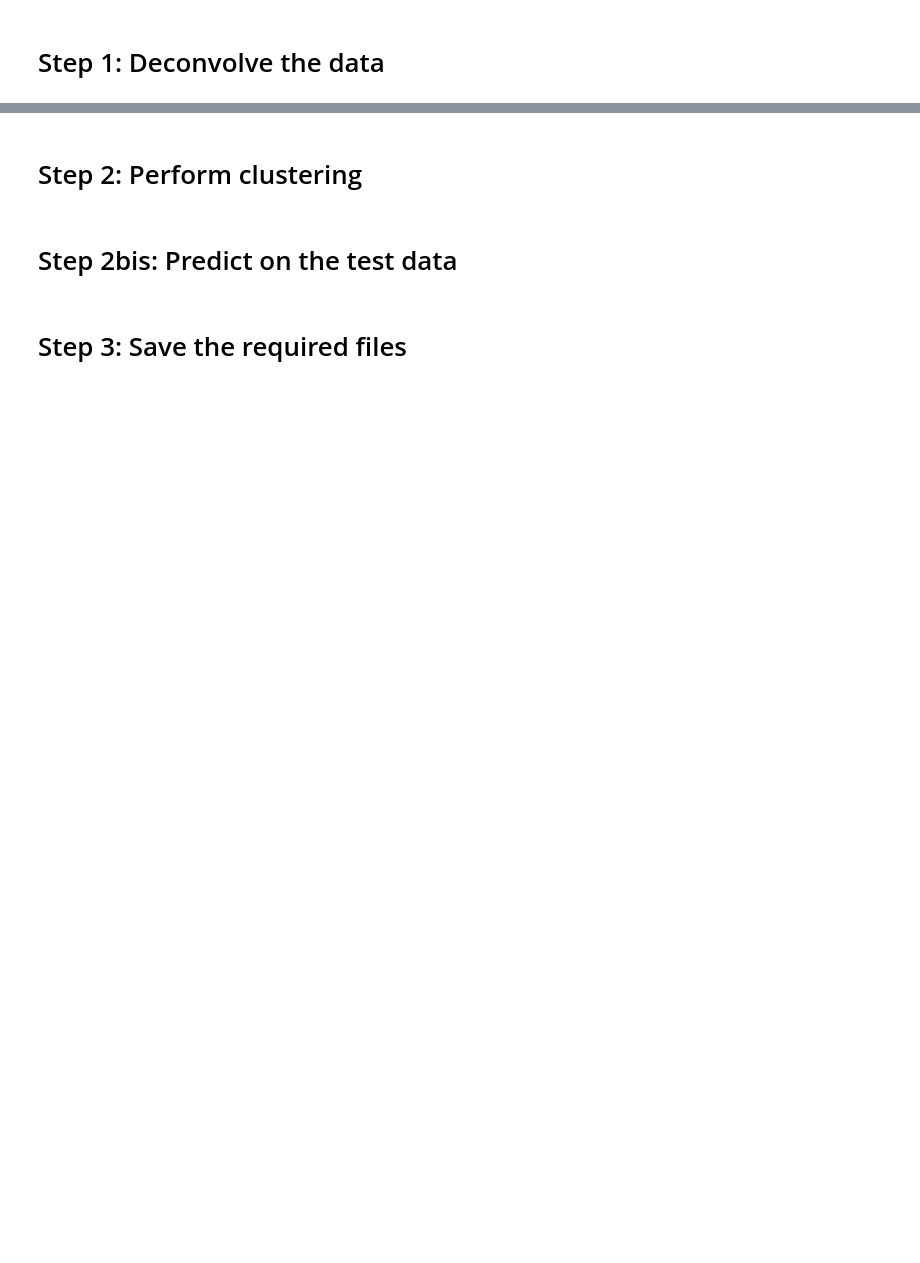
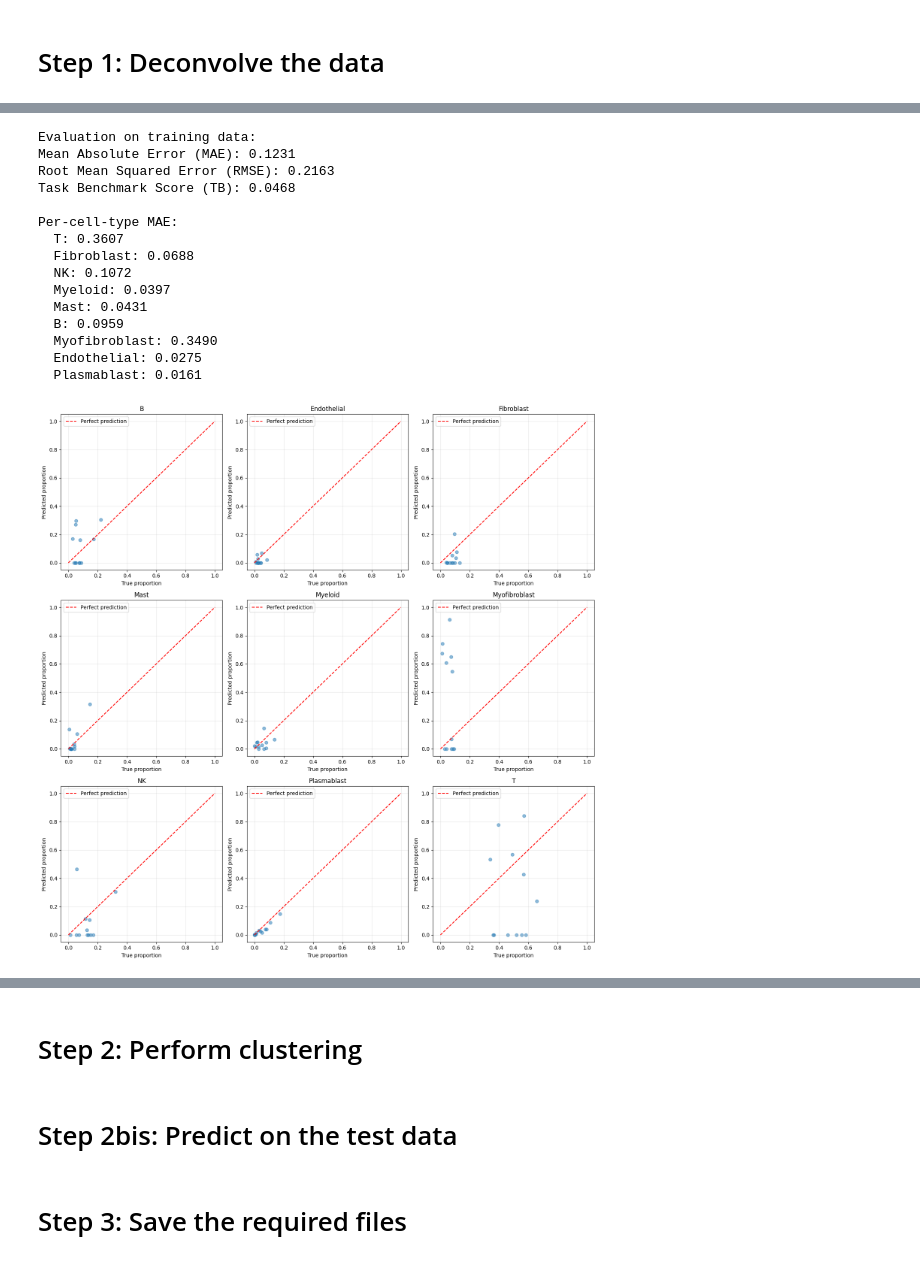
Before and after one commit to EdoardoNegri/Genomics_2, a Jupyter notebook: main.ipynb, the cells around one changed output, grey strips where cells are left out. Cells and saved outputs as stored; diff of their text form; code cells hidden in the pictures; blank space fills up the shorter version.

```diff
--- a/main.ipynb
+++ b/main.ipynb
@@ -12,6 +12,7 @@ path_data_train = pl.Path("data/train_data")
 path_data_test = pl.Path("data/test_data")
 # %%
 train_bulk = pd.read_csv(path_data_train / "train_bulk.csv",index_col=0)
+train_bulk_trueprops = pd.read_csv(path_data_train / "train_bulk_trueprops.csv",index_col=0)
 train_adata = sc.read_h5ad(path_data_train / "train_adata.h5ad")
 test_adata = sc.read_h5ad(path_data_test / "test_adata.h5ad")
 test_bulk = pd.read_csv(path_data_test / "test_bulk.csv",index_col=0)
@@ -91,0 +229,71 @@ Number of cells for s10 is 3730
+# %%
+# Evaluate performance on training data
+from sklearn.metrics import mean_squared_error, mean_absolute_error
+import matplotlib.pyplot as plt
+
+def task_benchmark_score(true_props: pd.DataFrame, pred_props: pd.DataFrame):
+    mae = (true_props.values - pred_props.values) ** 2
+    return mae.mean(axis=1).mean()
+
+def evaluate_deconvolution(true_props, pred_props):
+    """Calculate performance metrics for deconvolution"""
+    # Ensure same order
+    common_samples = true_props.columns.intersection(pred_props.columns)
+    common_celltypes = true_props.index.intersection(pred_props.index)
+
+    true = true_props.loc[common_celltypes, common_samples]
+    pred = pred_props.loc[common_celltypes, common_samples]
+
+    mse = mean_squared_error(true.values.flatten(), pred.values.flatten())
+    mae = mean_absolute_error(true.values.flatten(), pred.values.flatten())
+    tb = task_benchmark_score(true, pred)
+    rmse = np.sqrt(mse)
+
+    print(f"Mean Absolute Error (MAE): {mae:.4f}")
+    print(f"Root Mean Squared Error (RMSE): {rmse:.4f}")
+    print(f"Task Benchmark Score (TB): {tb:.4f}")
+
+    # Per cell type performance
+    print("\nPer-cell-type MAE:")
+    for ct in common_celltypes:
+        ct_mae = mean_absolute_error(true.loc[ct], pred.loc[ct])
+        print(f"  {ct}: {ct_mae:.4f}")
+
+    return mae, rmse
+
+print("Evaluation on training data:")
+evaluate_deconvolution(train_bulk_trueprops, train_props_pred)
+
+# Visualize predictions vs true
+fig, axes = plt.subplots(3, 3, figsize=(15, 15))
+axes = axes.flatten()
+
+for idx, ct in enumerate(train_props_pred.index):
+    ax = axes[idx]
+    ax.scatter(train_bulk_trueprops.loc[ct], train_props_pred.loc[ct], alpha=0.5)
+    ax.plot([0, 1], [0, 1], 'r--', label='Perfect prediction')
+    ax.set_xlabel('True proportion')
+    ax.set_ylabel('Predicted proportion')
+    ax.set_title(f'{ct}')
+    ax.legend()
+    ax.grid(True, alpha=0.3)
+
+plt.tight_layout()
+plt.show()
+# %% [output]
+Evaluation on training data:
+Mean Absolute Error (MAE): 0.1231
+Root Mean Squared Error (RMSE): 0.2163
+Task Benchmark Score (TB): 0.0468
+
+Per-cell-type MAE:
+  T: 0.3607
+  Fibroblast: 0.0688
+  NK: 0.1072
+  Myeloid: 0.0397
+  Mast: 0.0431
+  B: 0.0959
+  Myofibroblast: 0.3490
+  Endothelial: 0.0275
+  Plasmablast: 0.0161
+[figure, added]
```
Also changed, not shown: parts of 10 cells of this notebook.
